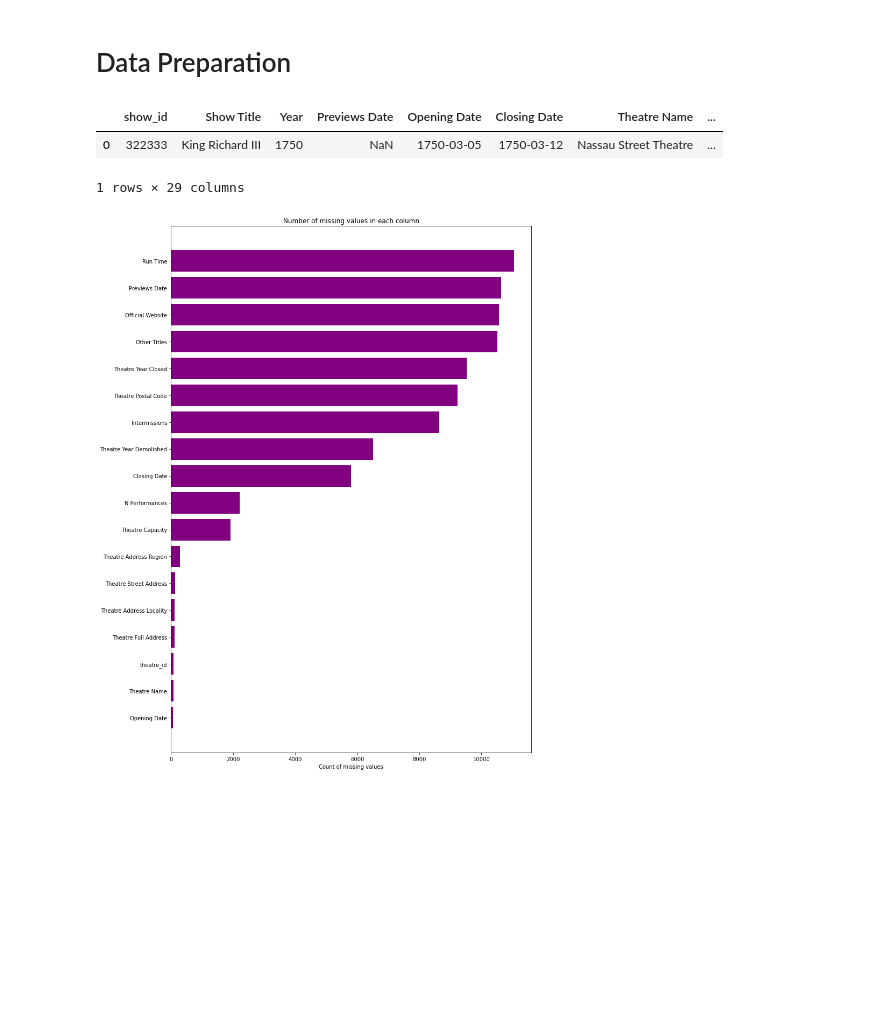
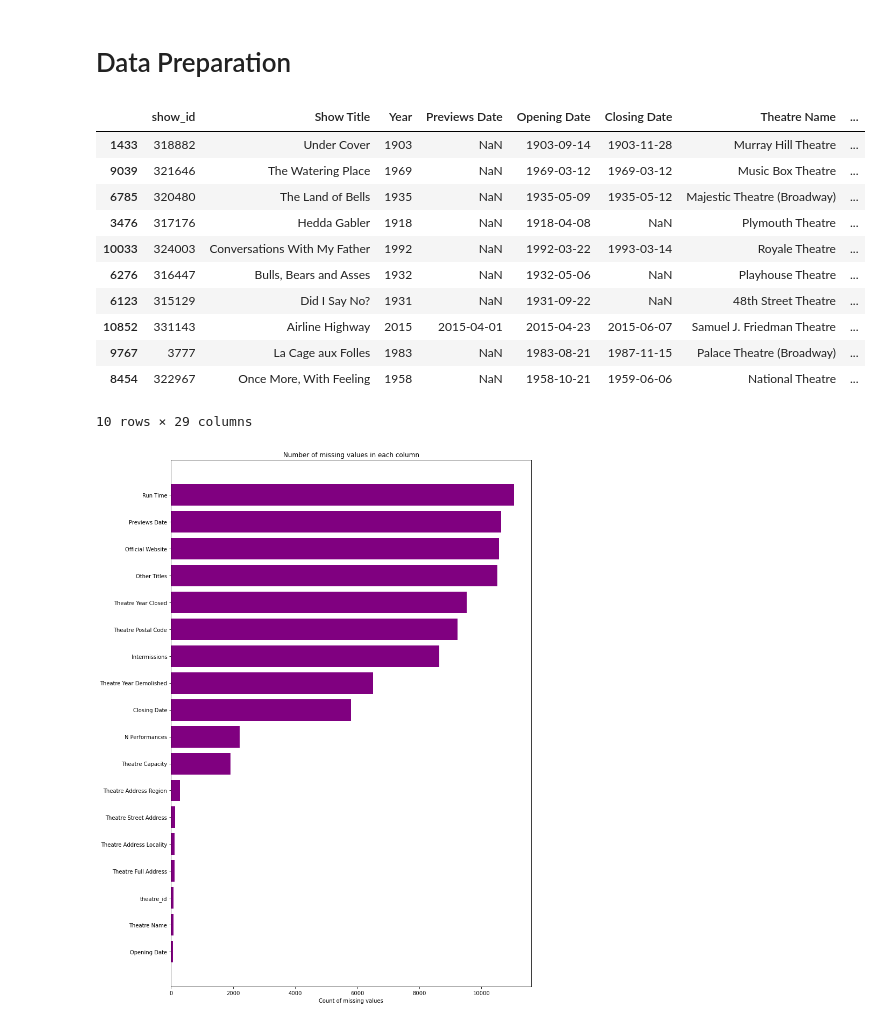
Before and after one commit to justin-m-sullivan/broadway_shows_fade_to_black, a Jupyter notebook: Final_Project_Report.ipynb, the cells around one changed output. Saved outputs shown, nothing was run; the diff lists cells and outputs as text; code cells hidden in the pictures; blank space fills up the shorter version.

```diff
--- a/Final_Project_Report.ipynb
+++ b/Final_Project_Report.ipynb
@@ -85,11 +85,20 @@ print(tabulate(table, headers='firstrow', tablefmt='fancy_grid'))
 # Data Preparation
 # %%
 #Preview the dataframe
-df.head(1)
+df.sample(10)
 # %% [output]
 |  | show_id | Show Title | Year | Previews Date | Opening Date | Closing Date | Theatre Name | ... |
-| 0 | 322333 | King Richard III | 1750 | NaN | 1750-03-05 | 1750-03-12 | Nassau Street Theatre | ... |
+| 1433 | 318882 | Under Cover | 1903 | NaN | 1903-09-14 | 1903-11-28 | Murray Hill Theatre | ... |
+| 9039 | 321646 | The Watering Place | 1969 | NaN | 1969-03-12 | 1969-03-12 | Music Box Theatre | ... |
+| 6785 | 320480 | The Land of Bells | 1935 | NaN | 1935-05-09 | 1935-05-12 | Majestic Theatre (Broadway) | ... |
+| 3476 | 317176 | Hedda Gabler | 1918 | NaN | 1918-04-08 | NaN | Plymouth Theatre | ... |
+| 10033 | 324003 | Conversations With My Father | 1992 | NaN | 1992-03-22 | 1993-03-14 | Royale Theatre | ... |
+| 6276 | 316447 | Bulls, Bears and Asses | 1932 | NaN | 1932-05-06 | NaN | Playhouse Theatre | ... |
+| 6123 | 315129 | Did I Say No? | 1931 | NaN | 1931-09-22 | NaN | 48th Street Theatre | ... |
+| 10852 | 331143 | Airline Highway | 2015 | 2015-04-01 | 2015-04-23 | 2015-06-07 | Samuel J. Friedman Theatre | ... |
+| 9767 | 3777 | La Cage aux Folles | 1983 | NaN | 1983-08-21 | 1987-11-15 | Palace Theatre (Broadway) | ... |
+| 8454 | 322967 | Once More, With Feeling | 1958 | NaN | 1958-10-21 | 1959-06-06 | National Theatre | ... |
-1 rows × 29 columns
+10 rows × 29 columns
 # %%
 #Visualize missing null values
 prepare.visualize_nulls(df)
```
Also changed, not shown: parts of 6 cells of this notebook.
